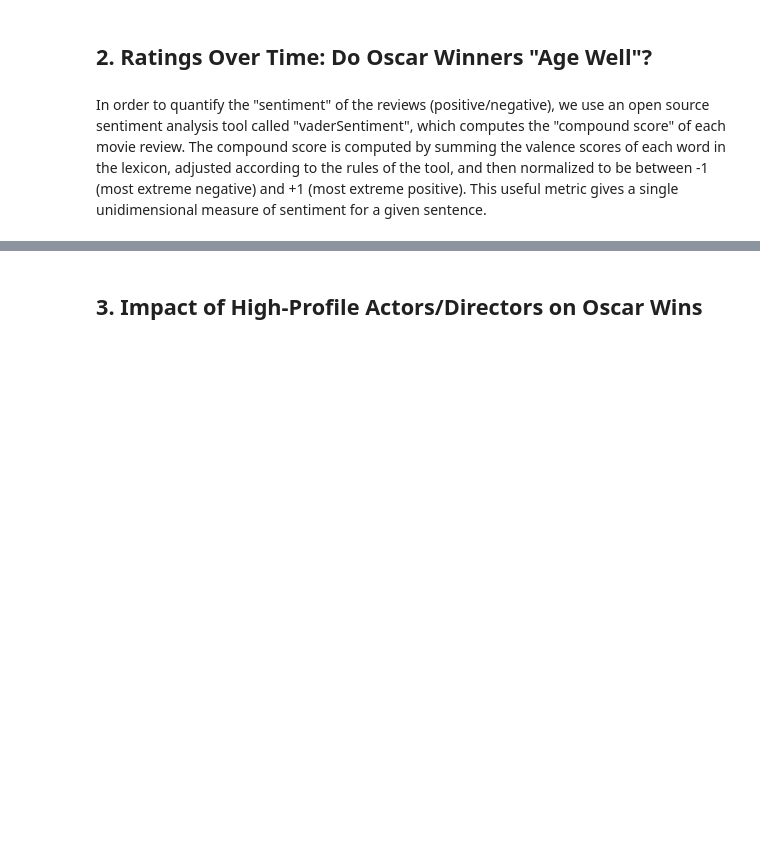
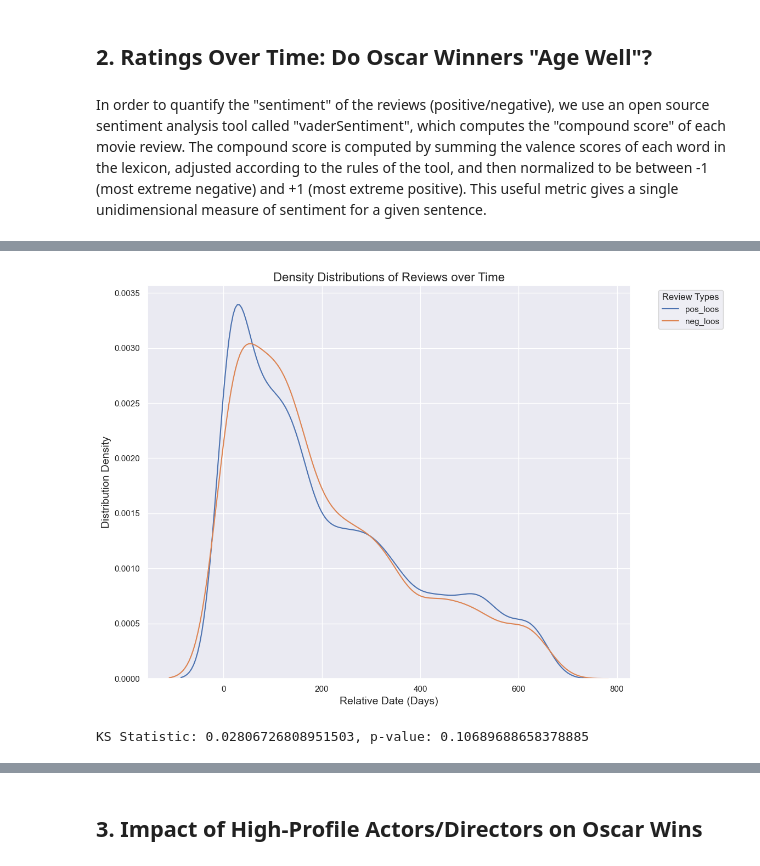
Before and after one commit to epfl-ada/ada-2024-project-badaboum, a Jupyter notebook: results.ipynb, the cells around one changed output, grey strips where cells are left out. Saved outputs shown, nothing was run; the diff lists cells and outputs as text; code cells hidden in the pictures; blank space fills up the shorter version.

```diff
--- a/results.ipynb
+++ b/results.ipynb
@@ -349,0 +365,8 @@ The number of reviews decreases with time after the oscar ceremony. This needs t
+# %%
+reviews_over_time.plot_compound_scores_global("pos_loos", "neg_loos")
+# %% [output]
+[figure, added]
+# %%
+reviews_over_time.print_ks_test_review_dates("pos_loos", "neg_loos")
+# %% [output]
+KS Statistic: 0.02806726808951503, p-value: 0.10689688658378885
```
Also changed, not shown: parts of 13 cells of this notebook.
